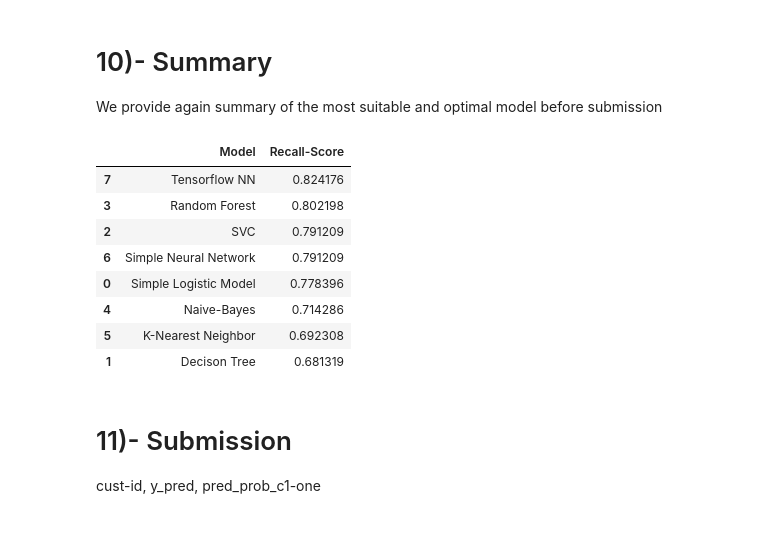
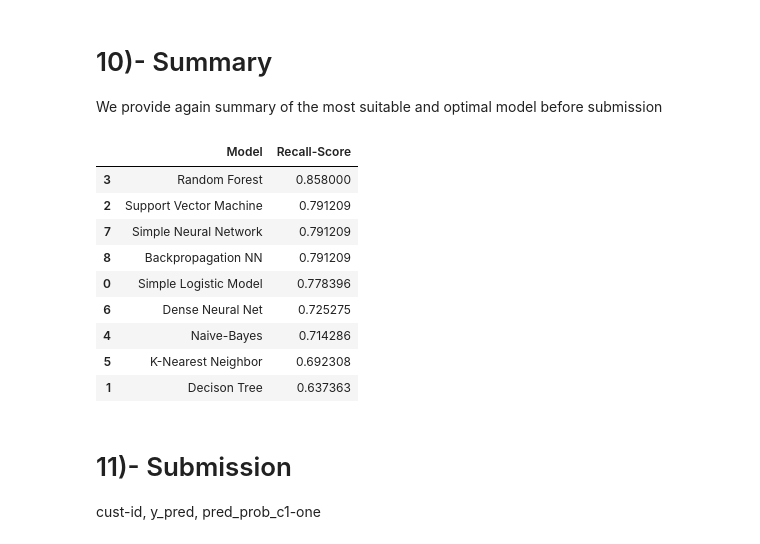
Before and after one commit to HassanSherwani/Telcom_Churn-End-End-Project-, a Jupyter notebook: Customer_Churn_Telecom.ipynb, the cells around one changed output. Cells and saved outputs as stored; diff of their text form; code cells hidden in the pictures.

```diff
--- a/Customer_Churn_Telecom.ipynb
+++ b/Customer_Churn_Telecom.ipynb
@@ -72,7 +74,7 @@ import statsmodels.formula.api as sm
 # %% [markdown]
 # 2)-Loading datasets
 # %%
-df_telcom =pd.read_csv('Telecom.csv')
+df_telcom =pd.read_csv('Telecom.csv', encoding="ISO-8859-1")
 df_telcom.head()
 # %% [output]
 |  | Unnamed: 0 | Customer.ID | Years.customer | Months.customer | Minutes.in.2018 | Minutes.onnet | ... |
@@ -1418,7 +1445,7 @@ plt.show()
 [drawing not drawn]
 # %%
 x_scaled = StandardScaler().fit_transform(X)
-pca = PCA(n_components = 30)
+pca = PCA(n_components = 300)
 x_pca = pca.fit_transform(x_scaled)
 print(x_pca, end = '\n\n')
 # %% [output]
@@ -2319,0 +2361,7 @@ rf_score=recall_score(y_test, pred_rf)
+# %%
+rf = RandomForestClassifier(n_estimators=100, n_jobs=-1, random_state=42,
+                            class_weight='balanced')
+parameters = {'max_features': [1, 2, 4], 'min_samples_leaf': [3, 5, 7, 9], 'max_depth': [5,10,15]}
+
+rf_grid_search = GridSearchCV(rf, parameters, n_jobs=-1, scoring='recall', cv=skf, verbose=True)
+rf_grid_search = rf_grid_search.fit(X_train, y_train)
@@ -2319,0 +2378,2 @@ rf_score=recall_score(y_test, pred_rf)
+# %%
+rf_score=rf_grid_search.best_score_
@@ -2895,21 +2942,22 @@ _plot_prec_rec_curve(prec, rec, thres)
  We provide again summary of the most suitable and optimal model before submission
 # %%
 models = pd.DataFrame({
-    'Model': ['Simple Logistic Model', 'Decison Tree', 'SVC', 'Random Forest','Naive-Bayes','K-Nearest Neighbor',
-              'Simple Neural Network', 'Tensorflow NN',],
-    'Recall-Score': [log_score, dt_score, svc_score, rf_score,nb_score,knn_score,
+    'Model': ['Simple Logistic Model', 'Decison Tree', 'Support Vector Machine', 'Random Forest','Naive-Bayes','K-Nearest Neighbor','Dense Neural Net',
+              'Simple Neural Network', 'Backpropagation NN',],
+    'Recall-Score': [log_score, dt_score, svc_score, rf_score,nb_score,knn_score, keras_score,
                      NN_score, tf_score]})
 models.sort_values(by='Recall-Score', ascending=False)
 # %% [output]
 |  | Model | Recall-Score |
-| 7 | Tensorflow NN | 0.824176 |
-| 3 | Random Forest | 0.802198 |
-| 2 | SVC | 0.791209 |
-| 6 | Simple Neural Network | 0.791209 |
+| 3 | Random Forest | 0.858000 |
+| 2 | Support Vector Machine | 0.791209 |
+| 7 | Simple Neural Network | 0.791209 |
+| 8 | Backpropagation NN | 0.791209 |
 | 0 | Simple Logistic Model | 0.778396 |
+| 6 | Dense Neural Net | 0.725275 |
 | 4 | Naive-Bayes | 0.714286 |
 | 5 | K-Nearest Neighbor | 0.692308 |
-| 1 | Decison Tree | 0.681319 |
+| 1 | Decison Tree | 0.637363 |
 # %% [markdown]
 # 11)- Submission
 
```
Also changed, not shown: parts of 80 cells of this notebook.
